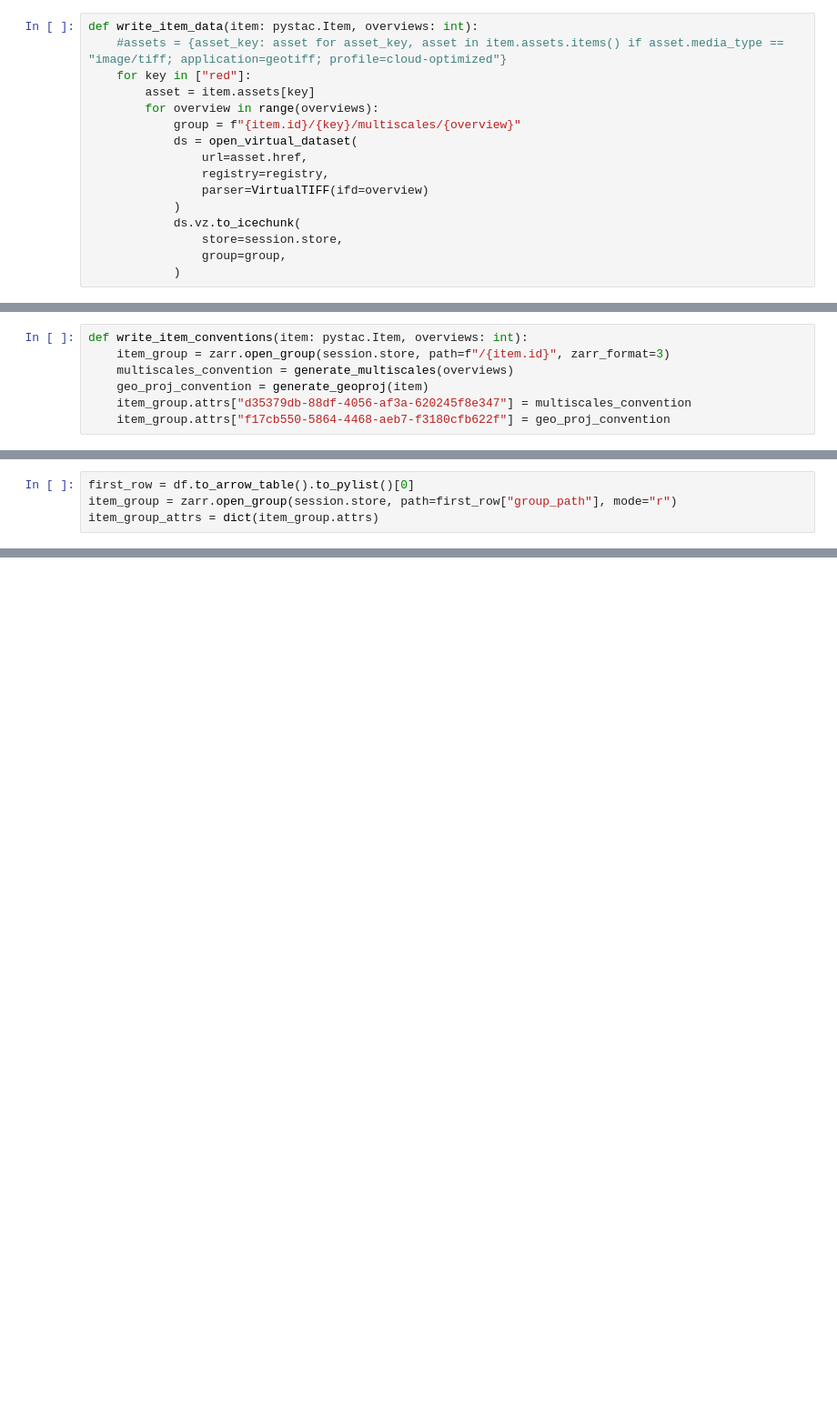
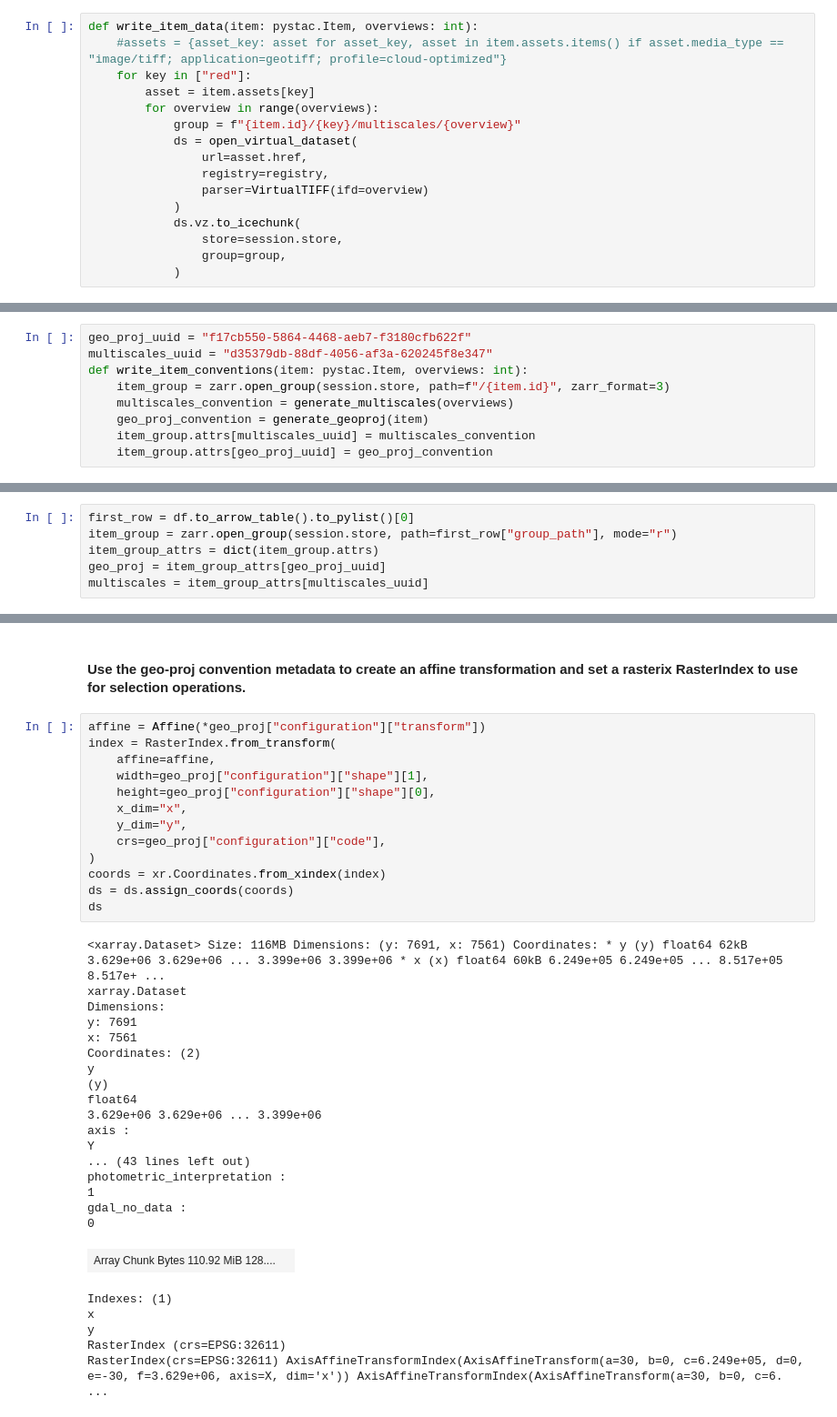
Before and after one commit to developmentseed/zarr-datafusion-search-examples, a Jupyter notebook: notebooks/Landsat9.ipynb, the cells around one changed output, grey strips where cells are left out. Shown at 91% size. Cells and saved outputs as stored; diff of their text form; blank space fills up the shorter version.

```diff
--- a/notebooks/Landsat9.ipynb
+++ b/notebooks/Landsat9.ipynb
@@ -224,9 +237,11 @@ def write_item_data(item: pystac.Item, overviews: int):
 # %%
+geo_proj_uuid = "f17cb550-5864-4468-aeb7-f3180cfb622f"
+multiscales_uuid = "d35379db-88df-4056-af3a-620245f8e347"
 def write_item_conventions(item: pystac.Item, overviews: int):
     item_group = zarr.open_group(session.store, path=f"/{item.id}", zarr_format=3)
     multiscales_convention = generate_multiscales(overviews)
     geo_proj_convention = generate_geoproj(item)
-    item_group.attrs["d35379db-88df-4056-af3a-620245f8e347"] = multiscales_convention
-    item_group.attrs["f17cb550-5864-4468-aeb7-f3180cfb622f"] = geo_proj_convention
+    item_group.attrs[multiscales_uuid] = multiscales_convention
+    item_group.attrs[geo_proj_uuid] = geo_proj_convention
 # %%
 write_metadata_schema()
@@ -293,3 +311,5 @@ DataFrame()
 first_row = df.to_arrow_table().to_pylist()[0]
 item_group = zarr.open_group(session.store, path=first_row["group_path"], mode="r")
 item_group_attrs = dict(item_group.attrs)
+geo_proj = item_group_attrs[geo_proj_uuid]
+multiscales = item_group_attrs[multiscales_uuid]
@@ -304,0 +340,39 @@ Data variables:
+# %% [markdown]
+#### Use the geo-proj convention metadata to create an affine transformation and set a rasterix RasterIndex to use for selection operations.
+# %%
+affine = Affine(*geo_proj["configuration"]["transform"])
+index = RasterIndex.from_transform(
+    affine=affine,
+    width=geo_proj["configuration"]["shape"][1],
+    height=geo_proj["configuration"]["shape"][0],
+    x_dim="x",
+    y_dim="y",
+    crs=geo_proj["configuration"]["code"],
+)
+coords = xr.Coordinates.from_xindex(index)
+ds = ds.assign_coords(coords)
+ds
+# %% [output]
+<xarray.Dataset> Size: 116MB Dimensions: (y: 7691, x: 7561) Coordinates: * y (y) float64 62kB 3.629e+06 3.629e+06 ... 3.399e+06 3.399e+06 * x (x) float64 60kB 6.249e+05 6.249e+05 ... 8.517e+05 8.517e+ ...
+xarray.Dataset
+Dimensions:
+y: 7691
+x: 7561
+Coordinates: (2)
+y
+(y)
+float64
+3.629e+06 3.629e+06 ... 3.399e+06
+axis :
+Y
+... (43 lines left out)
+photometric_interpretation :
+1
+gdal_no_data :
+0
+| Array Chunk Bytes 110.92 MiB 128.... |  |
+Indexes: (1)
+x
+y
+RasterIndex (crs=EPSG:32611)
+RasterIndex(crs=EPSG:32611) AxisAffineTransformIndex(AxisAffineTransform(a=30, b=0, c=6.249e+05, d=0, e=-30, f=3.629e+06, axis=X, dim='x')) AxisAffineTransformIndex(AxisAffineTransform(a=30, b=0, c=6. ...
```
Also changed, not shown: parts of 48 cells of this notebook.
